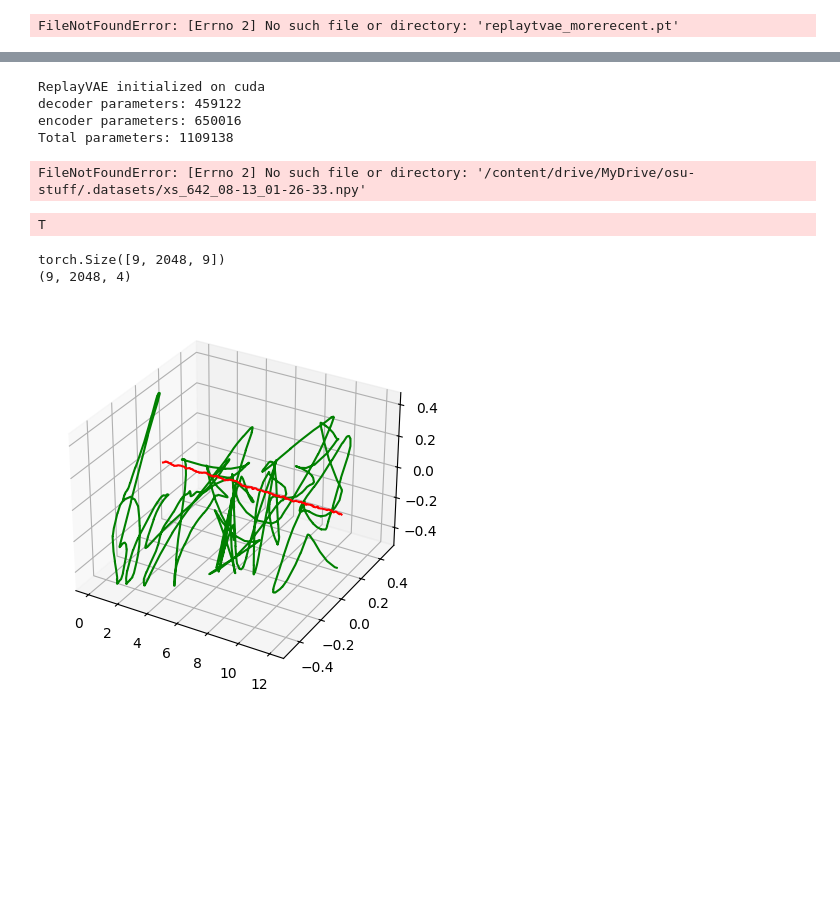
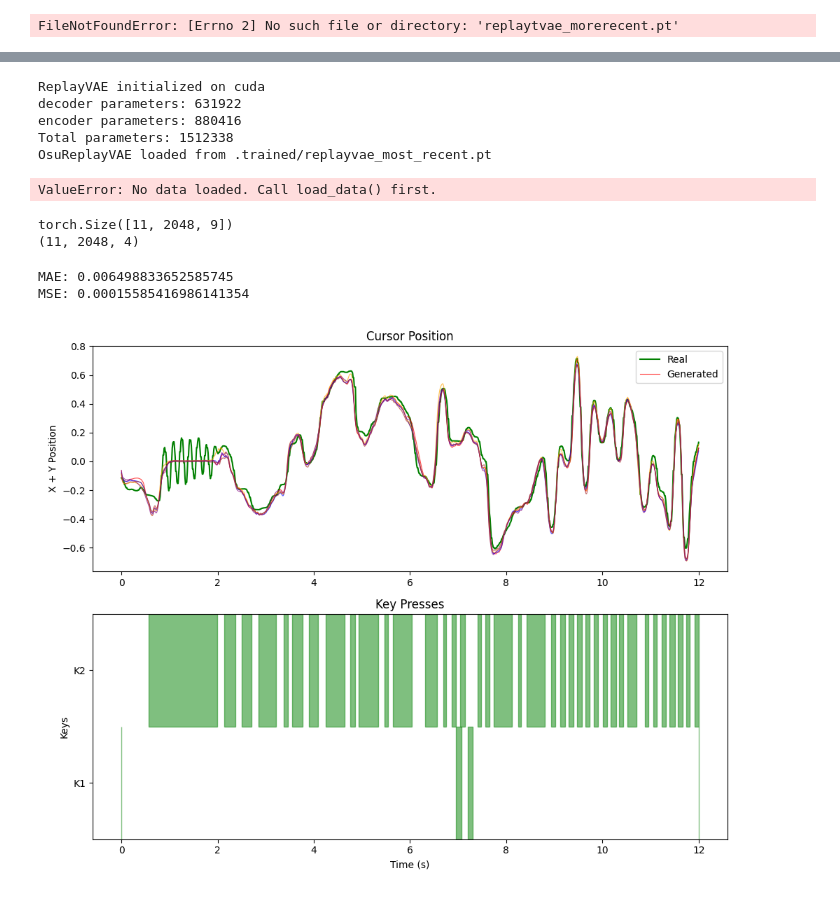
Before and after one commit to niooii/osu, a Jupyter notebook: test.ipynb, the cells around one changed output, grey strips where cells are left out. Cells and saved outputs as stored; diff of their text form; code cells hidden in the pictures; blank space fills up the shorter version.

Commit message:
add meaningful metrics for model validation

```diff
--- a/test.ipynb
+++ b/test.ipynb
@@ -269,14 +264,19 @@ osu! path: None/../Local/osu!
 # %%
 # model = OsuReplayTVAE_Lstm.load("replaytvae_lstm_most_recent.pt")
 from models.vae.vae import OsuReplayVAE
-model = OsuReplayVAE()
-# model = OsuReplayVAE.load("replayvae_most_recent.pt")
+# model = OsuReplayVAE()
+
+model = OsuReplayVAE.load(".trained/replayvae_most_recent.pt")
 # %% [output]
 ReplayVAE initialized on cuda
-decoder parameters: 459122
-encoder parameters: 650016
-Total parameters: 1109138
+decoder parameters: 631922
+encoder parameters: 880416
+Total parameters: 1512338
+OsuReplayVAE loaded from .trained/replayvae_most_recent.pt
-FileNotFoundError: [Errno 2] No such file or directory: '/content/drive/MyDrive/osu-stuff/.datasets/xs_642_08-13_01-26-33.npy'
+# %%
+model.train(5)
+# %% [output]
+ValueError: No data loaded. Call load_data() first.
 # %%
 # test training results
 from osu.rulesets.mods import Mods
@@ -286,34 +286,38 @@ import osu.dataset as dataset
 import numpy as np
 import torch
 
-test_name = '1hope'
-test_mods = Mods.NONE
+# display metrics for stuff
+
+test_name = 'ringyou'
 test_map_path = f'assets/{test_name}_map.osu'
 test_song = f'assets/{test_name}_song.mp3'
 test_replay = f'assets/{test_name}_replay.osr'
 
 test_map = bm.load(test_map_path)
 test_replay = rp.load(test_replay)
+test_mods = test_replay.mods
+
 test_map.apply_mods(test_mods)
 
 data = dataset.input_data(test_map)
-data = np.reshape(data.values, (-1, dataset.BATCH_LENGTH, len(dataset.INPUT_FEATURES)))
+data = np.reshape(data.values, (-1, dataset.SEQ_LEN, len(dataset.INPUT_FEATURES)))
 data = torch.FloatTensor(data)#[:1, :, :]
 
 replay_data = dataset.target_data_single(test_map, test_replay)
-replay_data = np.reshape(replay_data, (-1, dataset.BATCH_LENGTH, len(dataset.OUTPUT_FEATURES)))
+replay_data = np.reshape(replay_data, (-1, dataset.SEQ_LEN, len(dataset.OUTPUT_FEATURES)))
 
 print(data.shape)
 print(replay_data.shape)
 # %% [output]
-T
+torch.Size([11, 2048, 9])
+(11, 2048, 4)
-torch.Size([9, 2048, 9])
-(9, 2048, 4)
 # %%
-%matplotlib inline
-model.plot_error(data, replay_data)
+%matplotlib widget
+model.display_metrics(data, replay_data, plot_mode="2d", samples=5)
 # %% [output]
+MAE: 0.006498833652585745
+MSE: 0.00015585416986141354
-[figure, old version]
+[figure, new version]
 # %%
 replay_data = model.generate(data)
 
```
Also changed, not shown: parts of 4 cells of this notebook, 2 other files.
